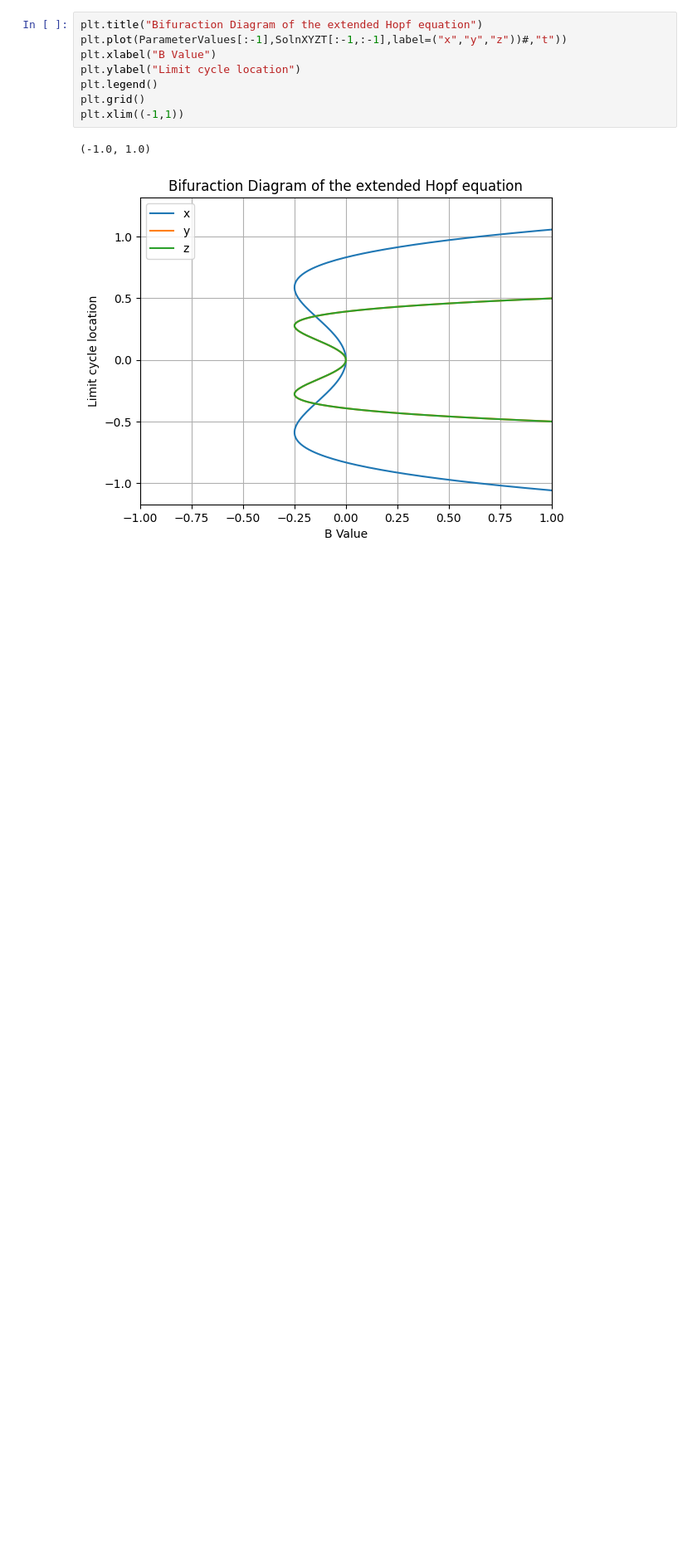
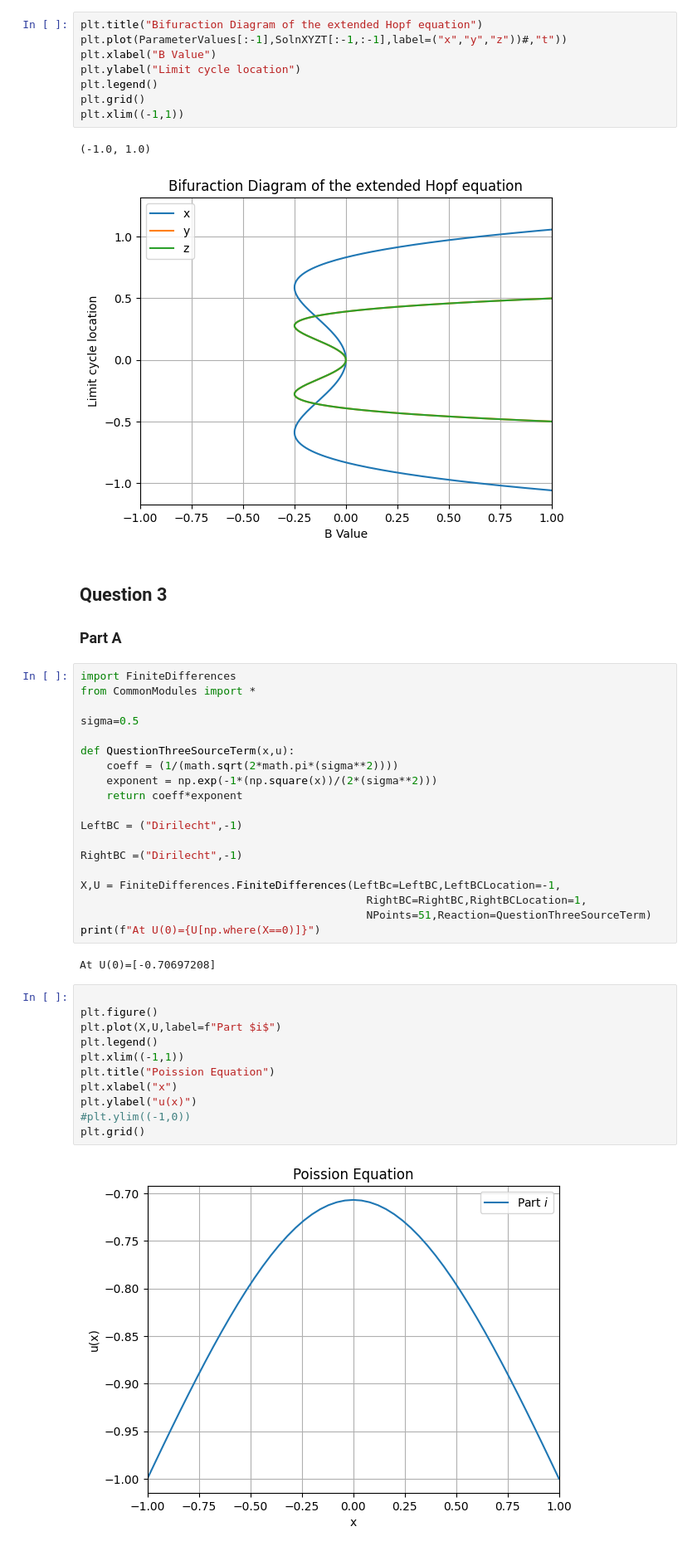
Before and after one commit to LudoOliver/emat30008, a Jupyter notebook: SciCompDemos.ipynb, the cells around one changed output. Shown: that part at 83% size. Cells and saved outputs as stored; diff of their text form; blank space fills up the shorter version.

```diff
--- a/SciCompDemos.ipynb
+++ b/SciCompDemos.ipynb
@@ -164,3 +165,40 @@ plt.xlim((-1,1))
 # %% [output]
 (-1.0, 1.0)
 [figure]
+# %% [markdown]
+## Question 3
+### Part A
+# %%
+import FiniteDifferences
+from CommonModules import *
+
+sigma=0.5
+
+def QuestionThreeSourceTerm(x,u):
+    coeff = (1/(math.sqrt(2*math.pi*(sigma**2))))
+    exponent = np.exp(-1*(np.square(x))/(2*(sigma**2)))
+    return coeff*exponent
+
+LeftBC = ("Dirilecht",-1)
+
+RightBC =("Dirilecht",-1)
+
+X,U = FiniteDifferences.FiniteDifferences(LeftBc=LeftBC,LeftBCLocation=-1,
+                                            RightBC=RightBC,RightBCLocation=1,
+                                            NPoints=51,Reaction=QuestionThreeSourceTerm)
+print(f"At U(0)={U[np.where(X==0)]}")
+# %% [output]
+At U(0)=[-0.70697208]
+# %%
+
+plt.figure()
+plt.plot(X,U,label=f"Part $i$")
+plt.legend()
+plt.xlim((-1,1))
+plt.title("Poission Equation")
+plt.xlabel("x")
+plt.ylabel("u(x)")
+#plt.ylim((-1,0))
+plt.grid()
+# %% [output]
+[figure, added]
```
Also changed, not shown: parts of 5 cells of this notebook, 2 other files.
